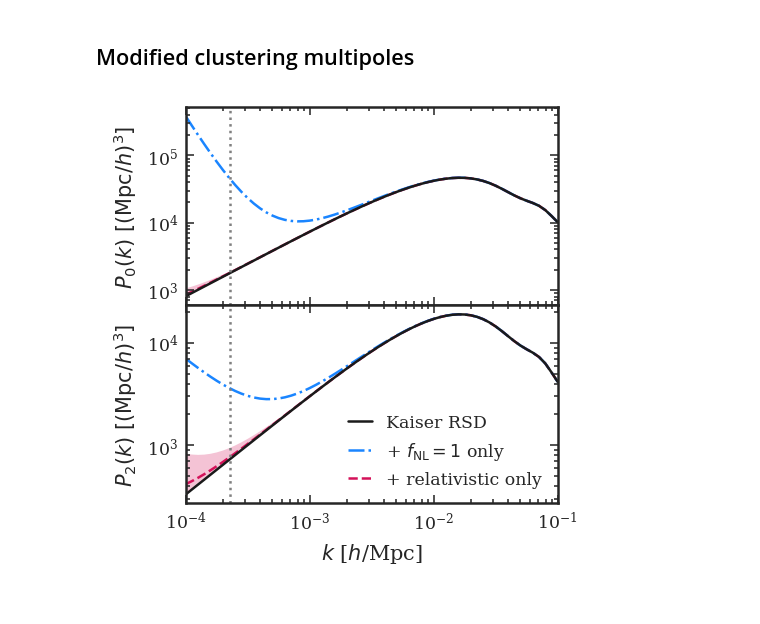
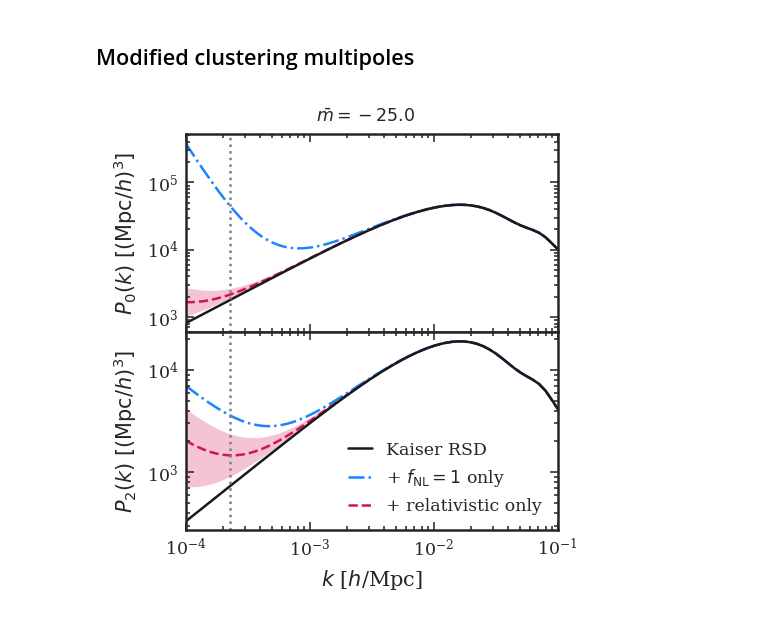
Before and after one commit to MikeSWang/HorizonGRound, a Jupyter notebook: notebooks/predict_clustering_multipoles.ipynb, the cells around one changed output. Cells and saved outputs as stored; diff of their text form; code cells hidden in the pictures.

```diff
--- a/notebooks/predict_clustering_multipoles.ipynb
+++ b/notebooks/predict_clustering_multipoles.ipynb
@@ -32,8 +32,10 @@ from horizonground.clustering_modification import (
 
 os.environ['HDF5_USE_FILE_LOCKING'] = 'FALSE'
 
-model = np.random.choice(['PLE_model', 'hybrid_model'])
+model = np.random.choice(["PLE_model"])  # "PLE_model", "hybrid_model"
+threshold = "-25.0"  # "-22.0", "-25.0"
+
+print("Selected: {}, magnitude limit {}".format(model, threshold))
+
 publication_dir = PATHOUT/"publication"/model
-
-print("Selected:", model)
 # %% [output]
@@ -41,7 +43,7 @@ Selected: hybrid_model
 # %% [markdown]
 Set fiducial values.
 # %%
-FIDUCIAL_REDSHIFT = 2.0
+FIDUCIAL_REDSHIFT = 2.
 FIDUCIAL_LINEAR_BIAS = 1.2 / Planck_15.scale_independent_growth_factor(FIDUCIAL_REDSHIFT)
 FIDUCIAL_NON_GAUSSNIANTY = 1.
 FIDUCIAL_WAVENUMBERS = np.logspace(-4., -1., num=60+1)
@@ -53,5 +55,11 @@ $\displaystyle \text{Linear tracer bias } b_1 = 2.86.$
 ## Relativistic correction quantiles
 # %%
 chain_files = glob.glob("/".join([
-    str(publication_dir), "dense_points", "correction", "relcrct_z{:.2f}*".format(FIDUCIAL_REDSHIFT)
+    str(publication_dir), "dense_points", "correction",  # "eBOSS_binning",  #
+    "relcrct_z{:.2f}_m{}*".format(FIDUCIAL_REDSHIFT, threshold)
 ]))
+
+print("/".join([
+    str(publication_dir), "dense_points", "correction",  # "eBOSS_binning",  #
+    "relcrct_z{:.2f}_m{}*".format(FIDUCIAL_REDSHIFT, threshold)
+]))
@@ -187,32 +197,36 @@ monopole.set_ylabel(r"$P_0(k)\ [(\mathrm{Mpc}/h)^3]$")
 
 quadrupole = plt.subplot2grid((2, 1), (1, 0), sharex=monopole)
 
 quadrupole.loglog(
     FIDUCIAL_WAVENUMBERS, RSD_multipoles[2] / quadrupole_divisor,
     c='k', zorder=0, label="Kaiser RSD"
 )
 quadrupole.loglog(
     FIDUCIAL_WAVENUMBERS, PNG_multipoles[2] / quadrupole_divisor,
     ls='-.', c='#1A85FF', zorder=-1, label=r"+ $f_\mathrm{NL} = 1$ only"
 )
 quadrupole.loglog(
     FIDUCIAL_WAVENUMBERS, GR_multipoles[2] / quadrupole_divisor,
     ls='--', c='#D41159', zorder=-2, label="+ relativistic only"
 )
 quadrupole.fill_between(
     FIDUCIAL_WAVENUMBERS,
     GR_multipoles_lower[2] / quadrupole_divisor,
     GR_multipoles_upper[2] / quadrupole_divisor,
     facecolor='#D41159', edgecolor='None', alpha=ALPHA, zorder=-3
 )
 
 quadrupole.axvline(x=horizon_scale.value, ls=':', c='0.5')
 
 quadrupole.legend(handlelength=1.4)
 quadrupole.set_yscale(scaling)
 quadrupole.set_xlabel(r"$k$ [$h$/Mpc]")
 quadrupole.set_ylabel(r"$P_2(k)\ [(\mathrm{Mpc}/h)^3]$")
 
-fig.savefig(publication_dir/"gallery"/"clustering_multipoles.pdf")
+fig.suptitle(r"$\bar{{m}} = {}$".format(threshold), fontsize='small', y=0.93)
+fig.savefig(
+    publication_dir/"gallery"/"clustering_multipoles_z{}_m{}.pdf"
+    .format(FIDUCIAL_REDSHIFT, threshold)
+)
 # %% [output]
-[figure, old version]
+[figure, new version]
```
Also changed, not shown: parts of 3 cells of this notebook, 6 other files.
